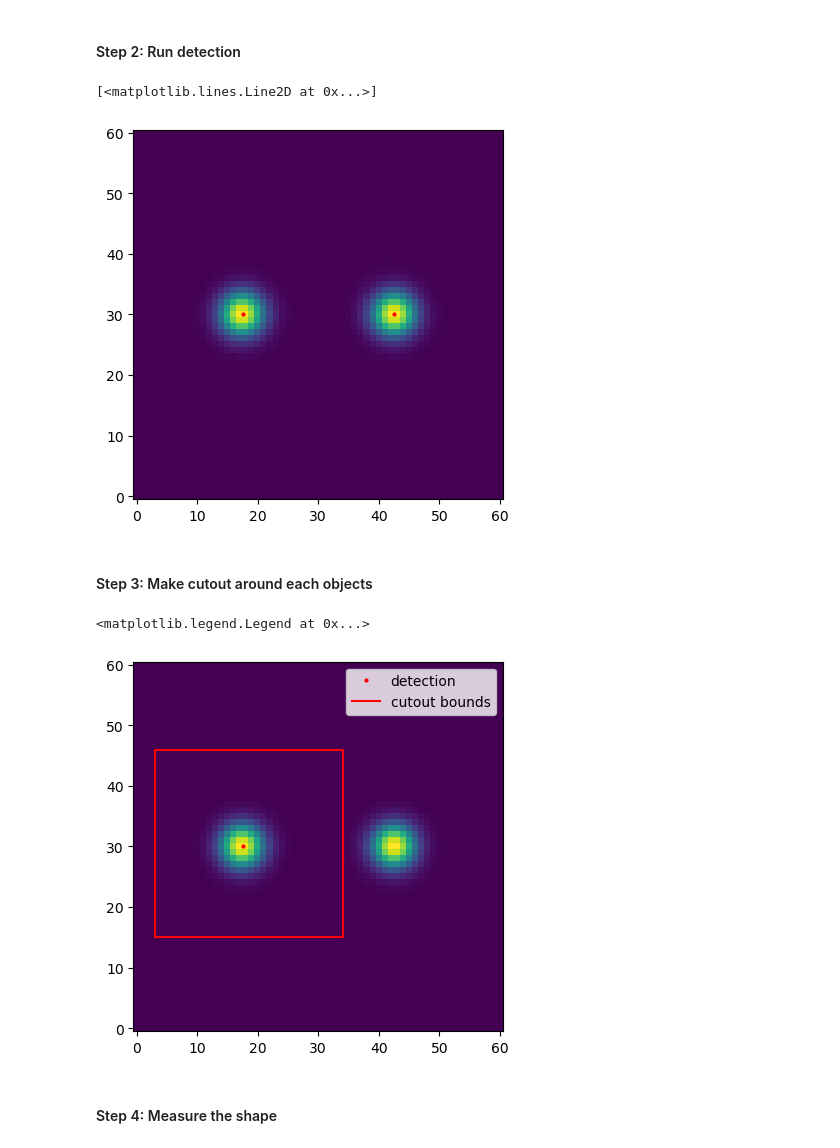
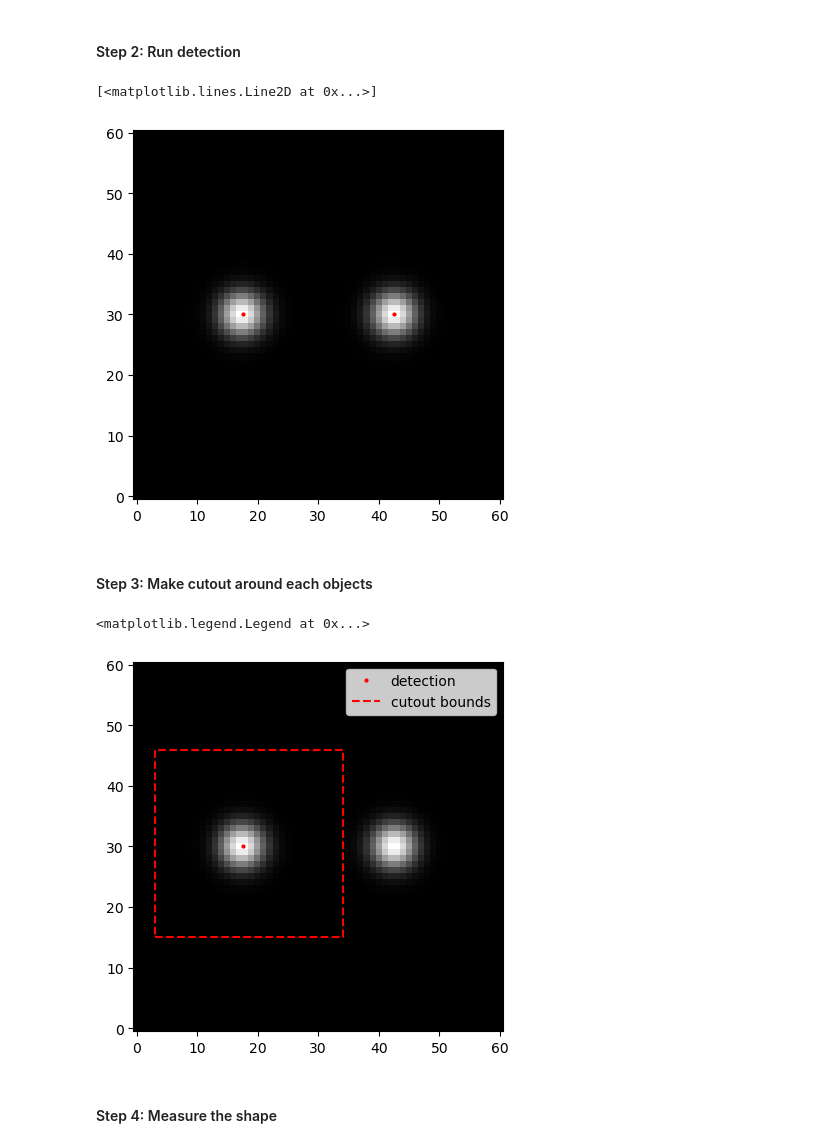
Before and after one commit to Roman-HLIS-Cosmology-PIT/tutorial-metadetect, a Jupyter notebook: notebooks/tutorial_metadetect.ipynb, the cells around one changed output. Cells and saved outputs as stored; diff of their text form; code cells hidden in the pictures.

```diff
--- a/notebooks/tutorial_metadetect.ipynb
+++ b/notebooks/tutorial_metadetect.ipynb
@@ -195,23 +195,23 @@ for shear_type in obs_mcal:
 
     det_cat[shear_type] = cat
 # %%
-plt.imshow(obs_mcal["noshear"].image, origin="lower")
+plt.imshow(obs_mcal["noshear"].image, origin="lower", cmap='gray')
 plt.plot(det_cat["noshear"]['x'], det_cat["noshear"]['y'], 'ro', markersize=2)
 # %% [output]
 [<matplotlib.lines.Line2D at 0x...>]
-[figure, old version]
+[figure, new version]
 # %% [markdown]
 #### Step 3: Make cutout around each objects
 # %%
 stamp, row, col, ostart_row, ostart_col, oend_row, oend_col = get_cutout(obs_mcal["noshear"].image, det_cat["noshear"]['x'][0], det_cat["noshear"]['y'][0], 31, return_bounds=True)
 # %%
-plt.imshow(gal, origin="lower")
+plt.imshow(gal, origin="lower", cmap='gray')
 plt.plot(det_cat["noshear"]['x'][0], det_cat["noshear"]['y'][0], 'ro', markersize=2, label="detection")
-plt.plot([ostart_col, oend_col, oend_col, ostart_col, ostart_col], [ostart_row, ostart_row, oend_row, oend_row, ostart_row], 'r-', label="cutout bounds")
+plt.plot([ostart_col, oend_col, oend_col, ostart_col, ostart_col], [ostart_row, ostart_row, oend_row, oend_row, ostart_row], 'r--', label="cutout bounds")
 plt.legend()
 # %% [output]
 <matplotlib.legend.Legend at 0x...>
-[figure, old version]
+[figure, new version]
 # %% [markdown]
 #### Step 4: Measure the shape
 # %%
```
Also changed, not shown: parts of 2 cells of this notebook, 1 other file.
